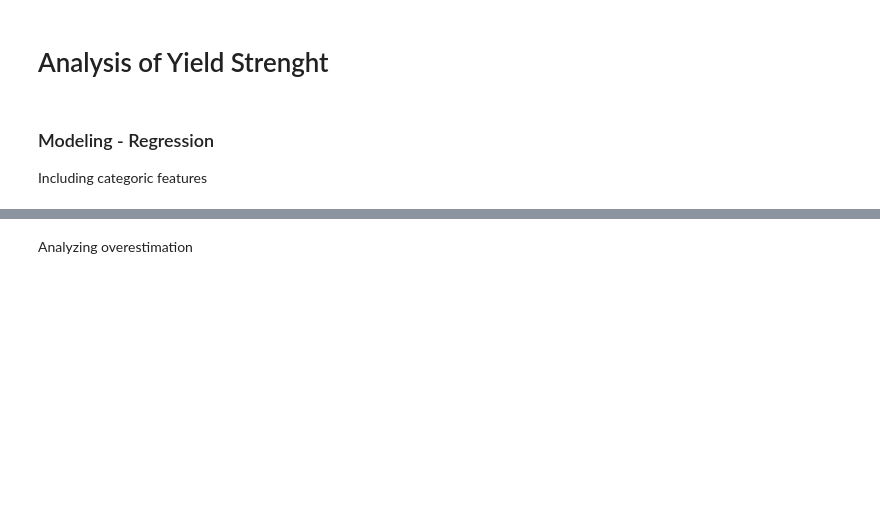
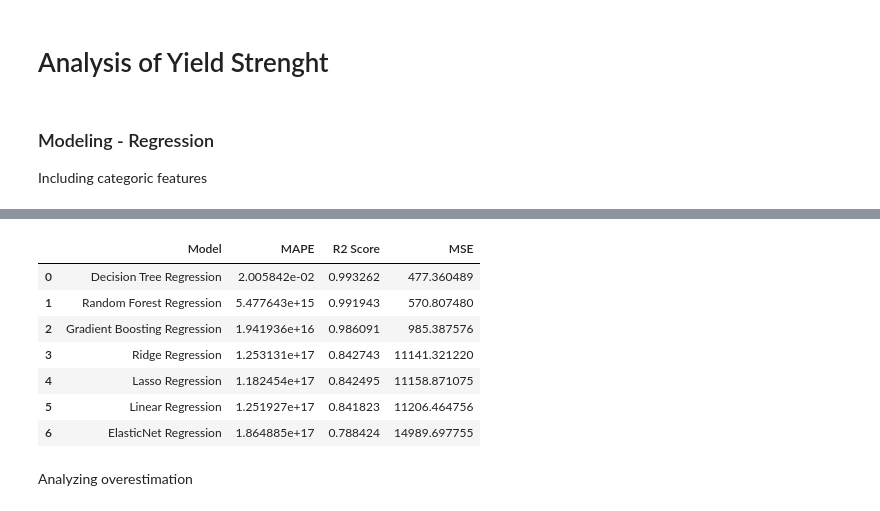
Before and after one commit to LucasTramonte/Welding-Quality-Prediction, a Jupyter notebook: main.ipynb, the cells around one changed output, grey strips where cells are left out. Drawn from its saved outputs; the diff is of its cells as text; code cells hidden in the pictures; blank space fills up the shorter version.

Commit message:
function to include categoric features

```diff
--- a/main.ipynb
+++ b/main.ipynb
@@ -212,3 +281,21 @@ results_df
+# %%
+categoric_features = ['AC or DC', 'Electrode positive or negative', 'Type of weld']
+features_to_drop = ["Yield strength (MPa)", "Sulphur concentration (weight%)", "Chromium concentration (weight%)", "Molybdenum concentration (weight%)", "Elongation (%)"]
+drop_columns=["Charpy temperature (°C)", "50% FATT"]
+
+X_train, X_test, y_train, y_test, preprocessor = data_preprocessing_categorical(data, target_column="Yield strength (MPa)", categoric_features=categoric_features, features_to_drop=features_to_drop, drop_columns=drop_columns, y_imputation='zero')
+
+results_df, models_predictions, pipelines = metrics_pipelines_categorical(X_train, X_test, y_train, y_test, preprocessor)
+results_df
+# %% [output]
+|  | Model | MAPE | R2 Score | MSE |
+| 0 | Decision Tree Regression | 2.005842e-02 | 0.993262 | 477.360489 |
+| 1 | Random Forest Regression | 5.477643e+15 | 0.991943 | 570.807480 |
+| 2 | Gradient Boosting Regression | 1.941936e+16 | 0.986091 | 985.387576 |
+| 3 | Ridge Regression | 1.253131e+17 | 0.842743 | 11141.321220 |
+| 4 | Lasso Regression | 1.182454e+17 | 0.842495 | 11158.871075 |
+| 5 | Linear Regression | 1.251927e+17 | 0.841823 | 11206.464756 |
+| 6 | ElasticNet Regression | 1.864885e+17 | 0.788424 | 14989.697755 |
 # %% [markdown]
 Analyzing overestimation
 # %%
```
Also changed, not shown: parts of 10 cells of this notebook.
